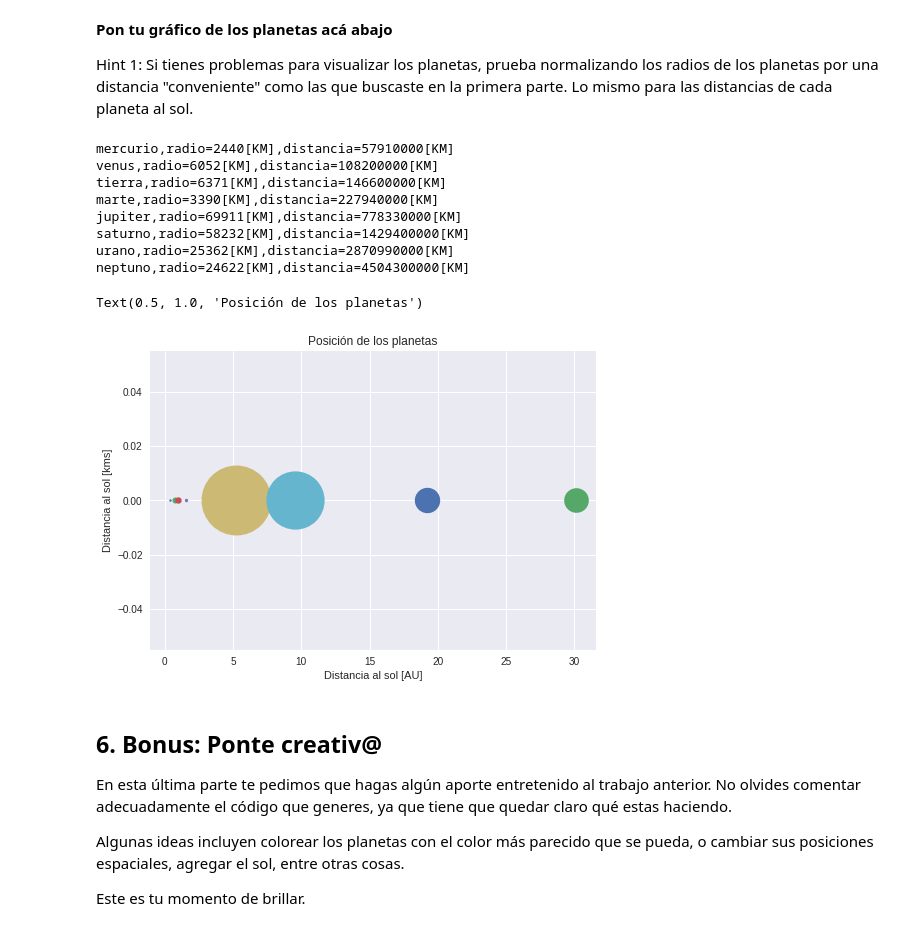
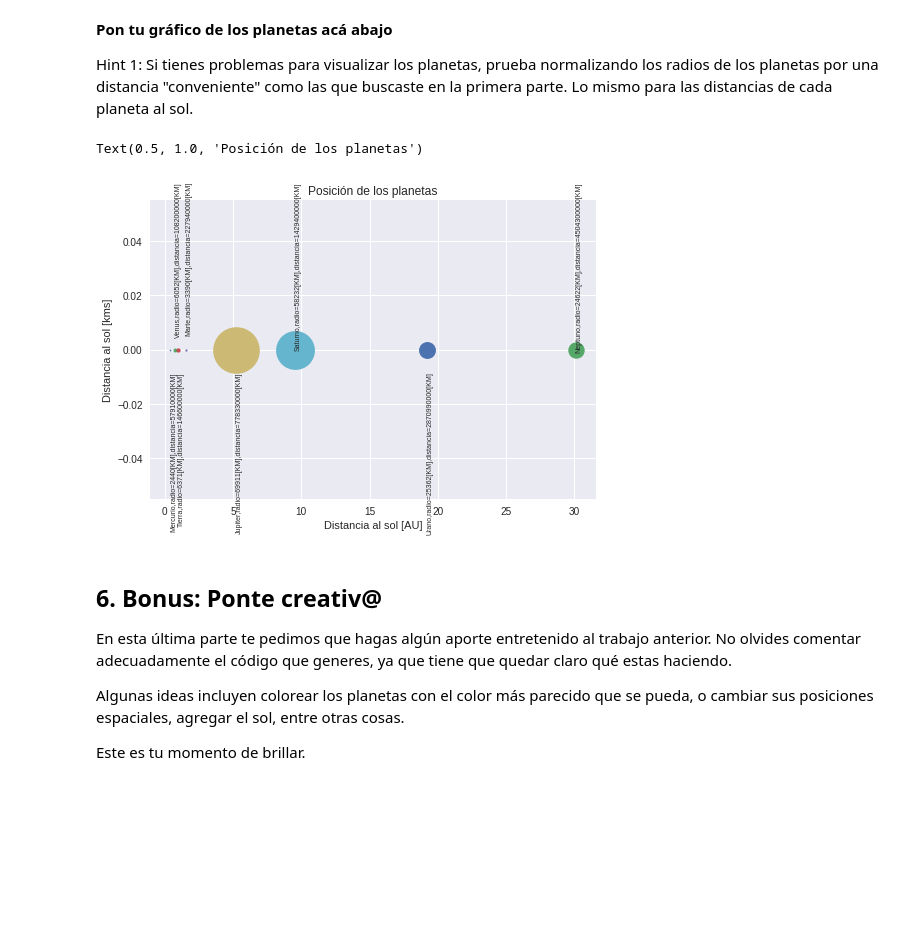
Before and after one commit to SantiagoRios21/minitarea1, a Jupyter notebook: minitarea1_alumnos.ipynb, the cells around one changed output. Drawn from its saved outputs; the diff is of its cells as text; code cells hidden in the pictures; blank space fills up the shorter version.

```diff
--- a/minitarea1_alumnos.ipynb
+++ b/minitarea1_alumnos.ipynb
@@ -157,27 +156,33 @@ Text(0.5, 1.0, 'Posición de los planetas')
 **Pon tu gráfico de los planetas acá abajo**
 
 Hint 1: Si tienes problemas para visualizar los planetas, prueba normalizando los radios de los planetas por una distancia "conveniente" como las que buscaste en la primera parte. Lo mismo para las distancias de cada planeta al sol.
-# %%
-
-grafico=plt.figure()
-for g in range(len(l)):
-  plt.plot(l[g].distancia/AU,0,'o',markersize=l[g].radio/1000,)
-for m in range(len(l)):
-  plt.text(l[m].distancia, -0.015,l[m].info(), rotation=-10, size=12)
-plt.xlabel('Distancia al sol [AU]')
-plt.ylabel('Distancia al sol [kms]')
-plt.title('Posición de los planetas')
-# %% [output]
-mercurio,radio=2440[KM],distancia=57910000[KM]
-venus,radio=6052[KM],distancia=108200000[KM]
-tierra,radio=6371[KM],distancia=146600000[KM]
-marte,radio=3390[KM],distancia=227940000[KM]
-jupiter,radio=69911[KM],distancia=778330000[KM]
-saturno,radio=58232[KM],distancia=1429400000[KM]
-urano,radio=25362[KM],distancia=2870990000[KM]
-neptuno,radio=24622[KM],distancia=4504300000[KM]
-Text(0.5, 1.0, 'Posición de los planetas')
-[figure, removed]
+# %%
+
+grafico=plt.figure()
+for g in range(len(l)):
+  plt.plot(l[g].distancia/AU,0,'o',markersize=l[g].radio/1500)
+
+plt.text(distancia_planetas[0]/AU,-0.01,l[0].info(),rotation=90,size=7)
+plt.text(distancia_planetas[1]/AU,0.06,l[1].info(),rotation=90,size=7)
+plt.text(distancia_planetas[2]/AU,-0.01,l[2].info(),rotation=90,size=7)
+plt.text(distancia_planetas[3]/AU,0.06,l[3].info(),rotation=90,size=7)
+plt.text(distancia_planetas[4]/AU,-0.01,l[4].info(),rotation=90,size=7)
+plt.text(distancia_planetas[5]/AU,0.06,l[5].info(),rotation=90,size=7)
+plt.text(distancia_planetas[6]/AU,-0.01,l[6].info(),rotation=90,size=7)
+plt.text(distancia_planetas[7]/AU,0.06,l[7].info(),rotation=90,size=7)
+
+
+
+
+
+
+
+plt.xlabel('Distancia al sol [AU]')
+plt.ylabel('Distancia al sol [kms]')
+plt.title('Posición de los planetas')
+# %% [output]
+Text(0.5, 1.0, 'Posición de los planetas')
+[figure, added]
 # %% [markdown]
 ## 6. Bonus: Ponte creativ@
 En esta última parte te pedimos que hagas algún aporte entretenido al trabajo anterior. No olvides comentar adecuadamente el código que generes, ya que tiene que quedar claro qué estas haciendo.
```
Also changed, not shown: parts of 5 cells of this notebook.
